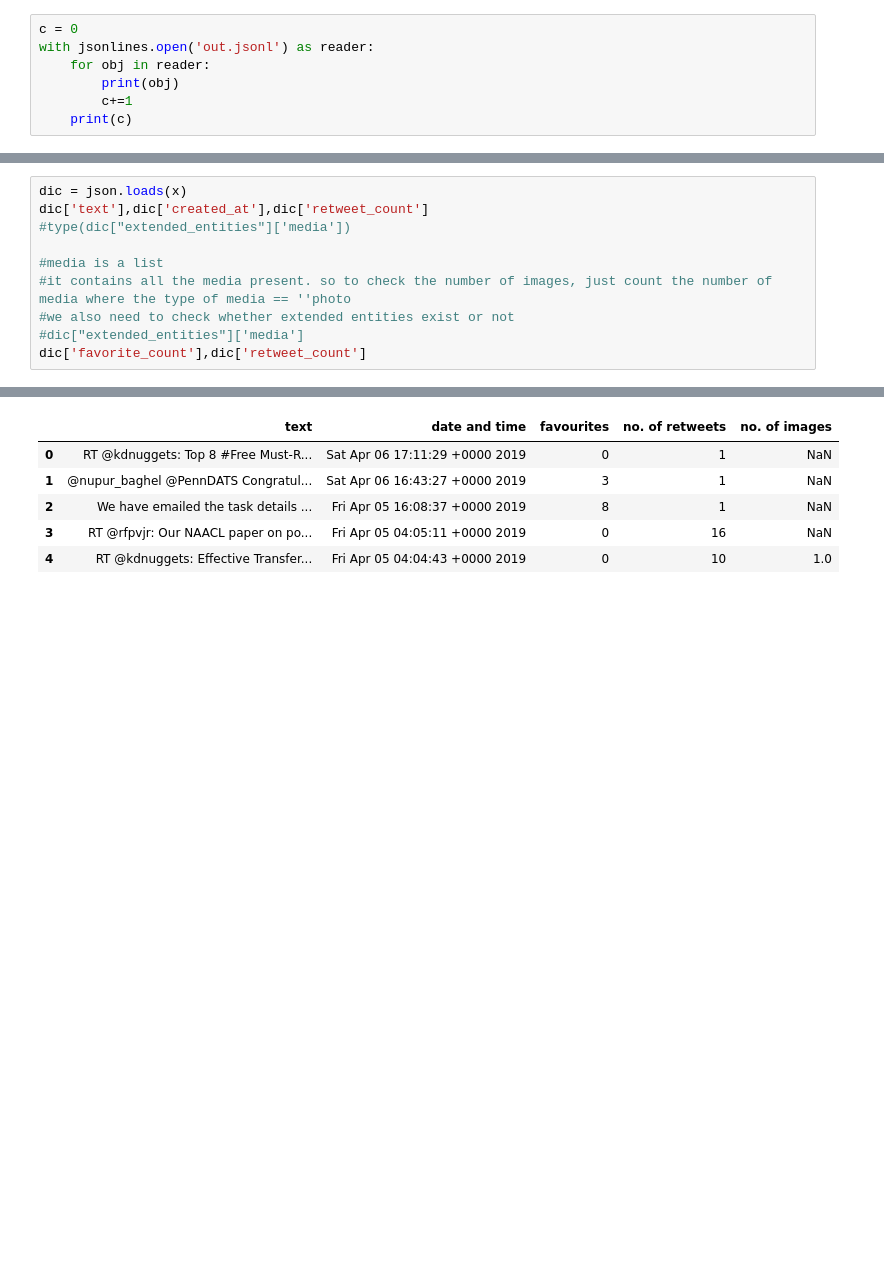
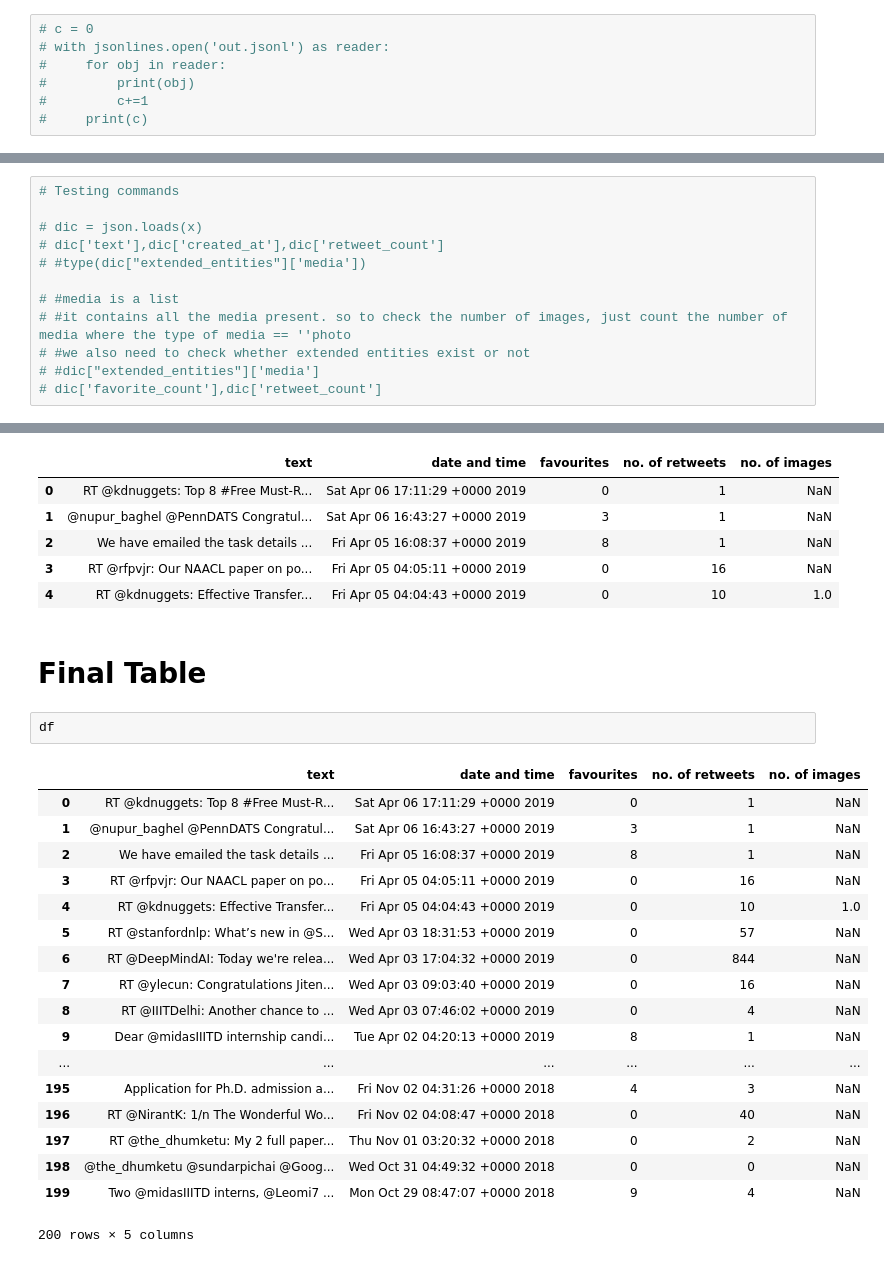
Before and after one commit to vibhusehra/Midas-IIITD, a Jupyter notebook: python_problem/twitter.ipynb, the cells around one changed output, grey strips where cells are left out. Cells and saved outputs as stored; diff of their text form; blank space fills up the shorter version.

```diff
--- a/python_problem/twitter.ipynb
+++ b/python_problem/twitter.ipynb
@@ -75,9 +75,9 @@ The… https://t.co/CC34zfYQJF
 Two @midasIIITD interns, @Leomi7 and Sahil Chopra, are attending EMNLP 2018 to present our papers. Best wishes to t… https://t.co/CMXKRFmPJn
 200
 # %%
-c = 0
-with jsonlines.open('out.jsonl') as reader:
-    for obj in reader:
-        print(obj)
-        c+=1
-    print(c)
+# c = 0
+# with jsonlines.open('out.jsonl') as reader:
+#     for obj in reader:
+#         print(obj)
+#         c+=1
+#     print(c)
@@ -126,12 +108,14 @@ with jsonlines.open('out.jsonl') as reader:
 {"id_str": "1114576370414292992", "in_reply_to_status_id_str": null, "possibly_sensitive": false, "retweeted": false, "in_reply_to_user_id": null, "coordinates": null, "in_reply_to_screen_name": null, ...
 {"is_quote_status": false, "id_str": "1114569315636928512", "in_reply_to_status_id_str": "1114434198360604672", "possibly_sensitive": false, "retweeted": false, "in_reply_to_user_id": 9583455079647969 ...
 # %%
-dic = json.loads(x)
-dic['text'],dic['created_at'],dic['retweet_count']
-#type(dic["extended_entities"]['media'])
+# Testing commands
 
-#media is a list
-#it contains all the media present. so to check the number of images, just count the number of media where the type of media == ''photo
-#we also need to check whether extended entities exist or not
-#dic["extended_entities"]['media']
-dic['favorite_count'],dic['retweet_count']
+# dic = json.loads(x)
+# dic['text'],dic['created_at'],dic['retweet_count']
+# #type(dic["extended_entities"]['media'])
+
+# #media is a list
+# #it contains all the media present. so to check the number of images, just count the number of media where the type of media == ''photo
+# #we also need to check whether extended entities exist or not
+# #dic["extended_entities"]['media']
+# dic['favorite_count'],dic['retweet_count']
@@ -228,3 +210,26 @@ df.head()
 | 2 | We have emailed the task details ... | Fri Apr 05 16:08:37 +0000 2019 | 8 | 1 | NaN |
 | 3 | RT @rfpvjr: Our NAACL paper on po... | Fri Apr 05 04:05:11 +0000 2019 | 0 | 16 | NaN |
 | 4 | RT @kdnuggets: Effective Transfer... | Fri Apr 05 04:04:43 +0000 2019 | 0 | 10 | 1.0 |
+# %% [markdown]
+# Final Table
+# %%
+df
+# %% [output]
+|  | text | date and time | favourites | no. of retweets | no. of images |
+| 0 | RT @kdnuggets: Top 8 #Free Must-R... | Sat Apr 06 17:11:29 +0000 2019 | 0 | 1 | NaN |
+| 1 | @nupur_baghel @PennDATS Congratul... | Sat Apr 06 16:43:27 +0000 2019 | 3 | 1 | NaN |
+| 2 | We have emailed the task details ... | Fri Apr 05 16:08:37 +0000 2019 | 8 | 1 | NaN |
+| 3 | RT @rfpvjr: Our NAACL paper on po... | Fri Apr 05 04:05:11 +0000 2019 | 0 | 16 | NaN |
+| 4 | RT @kdnuggets: Effective Transfer... | Fri Apr 05 04:04:43 +0000 2019 | 0 | 10 | 1.0 |
+| 5 | RT @stanfordnlp: What’s new in @S... | Wed Apr 03 18:31:53 +0000 2019 | 0 | 57 | NaN |
+| 6 | RT @DeepMindAI: Today we're relea... | Wed Apr 03 17:04:32 +0000 2019 | 0 | 844 | NaN |
+| 7 | RT @ylecun: Congratulations Jiten... | Wed Apr 03 09:03:40 +0000 2019 | 0 | 16 | NaN |
+| 8 | RT @IIITDelhi: Another chance to ... | Wed Apr 03 07:46:02 +0000 2019 | 0 | 4 | NaN |
+| 9 | Dear @midasIIITD internship candi... | Tue Apr 02 04:20:13 +0000 2019 | 8 | 1 | NaN |
+| ... | ... | ... | ... | ... | ... |
+| 195 | Application for Ph.D. admission a... | Fri Nov 02 04:31:26 +0000 2018 | 4 | 3 | NaN |
+| 196 | RT @NirantK: 1/n The Wonderful Wo... | Fri Nov 02 04:08:47 +0000 2018 | 0 | 40 | NaN |
+| 197 | RT @the_dhumketu: My 2 full paper... | Thu Nov 01 03:20:32 +0000 2018 | 0 | 2 | NaN |
+| 198 | @the_dhumketu @sundarpichai @Goog... | Wed Oct 31 04:49:32 +0000 2018 | 0 | 0 | NaN |
+| 199 | Two @midasIIITD interns, @Leomi7 ... | Mon Oct 29 08:47:07 +0000 2018 | 9 | 4 | NaN |
+200 rows × 5 columns
```
Also changed, not shown: parts of 2 cells of this notebook.
